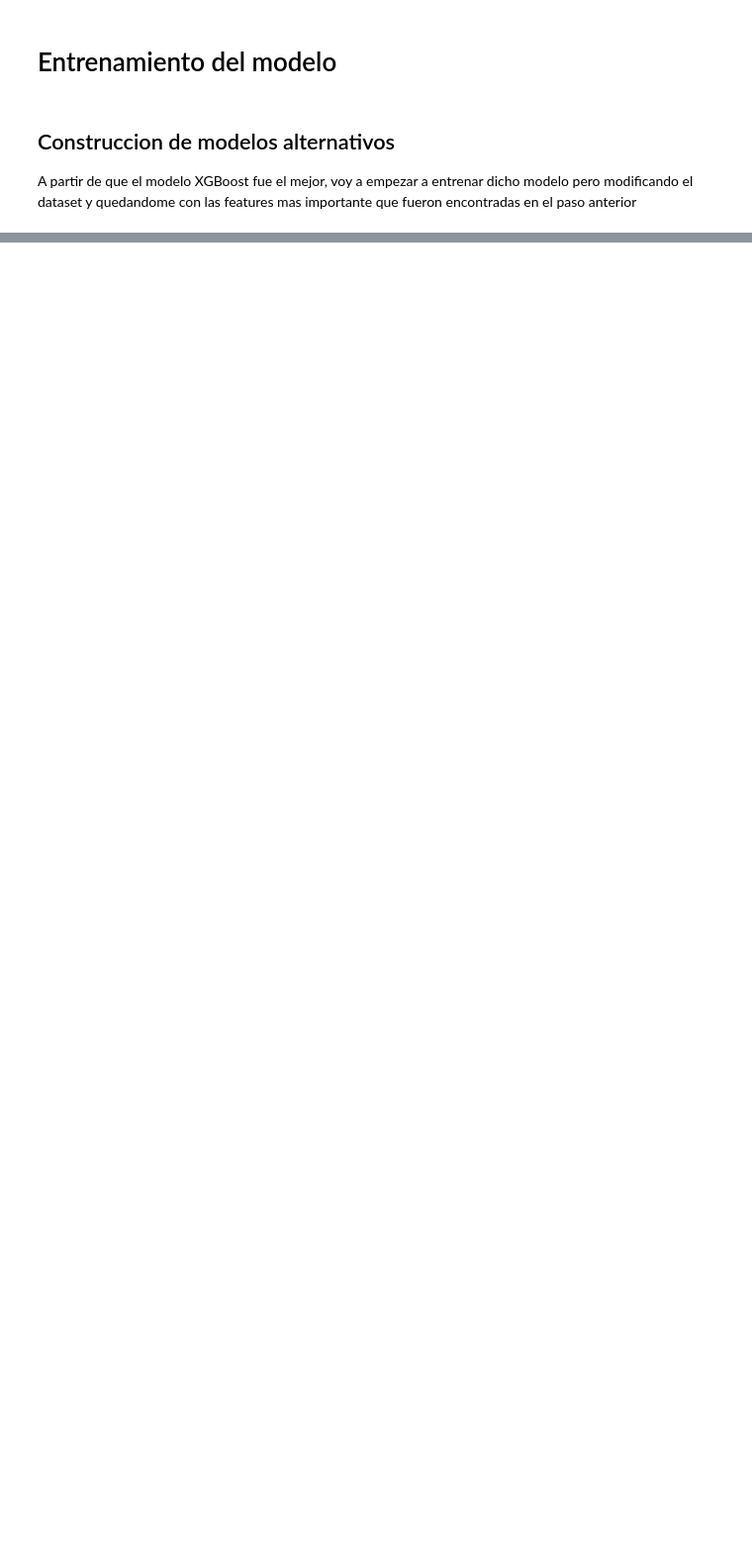
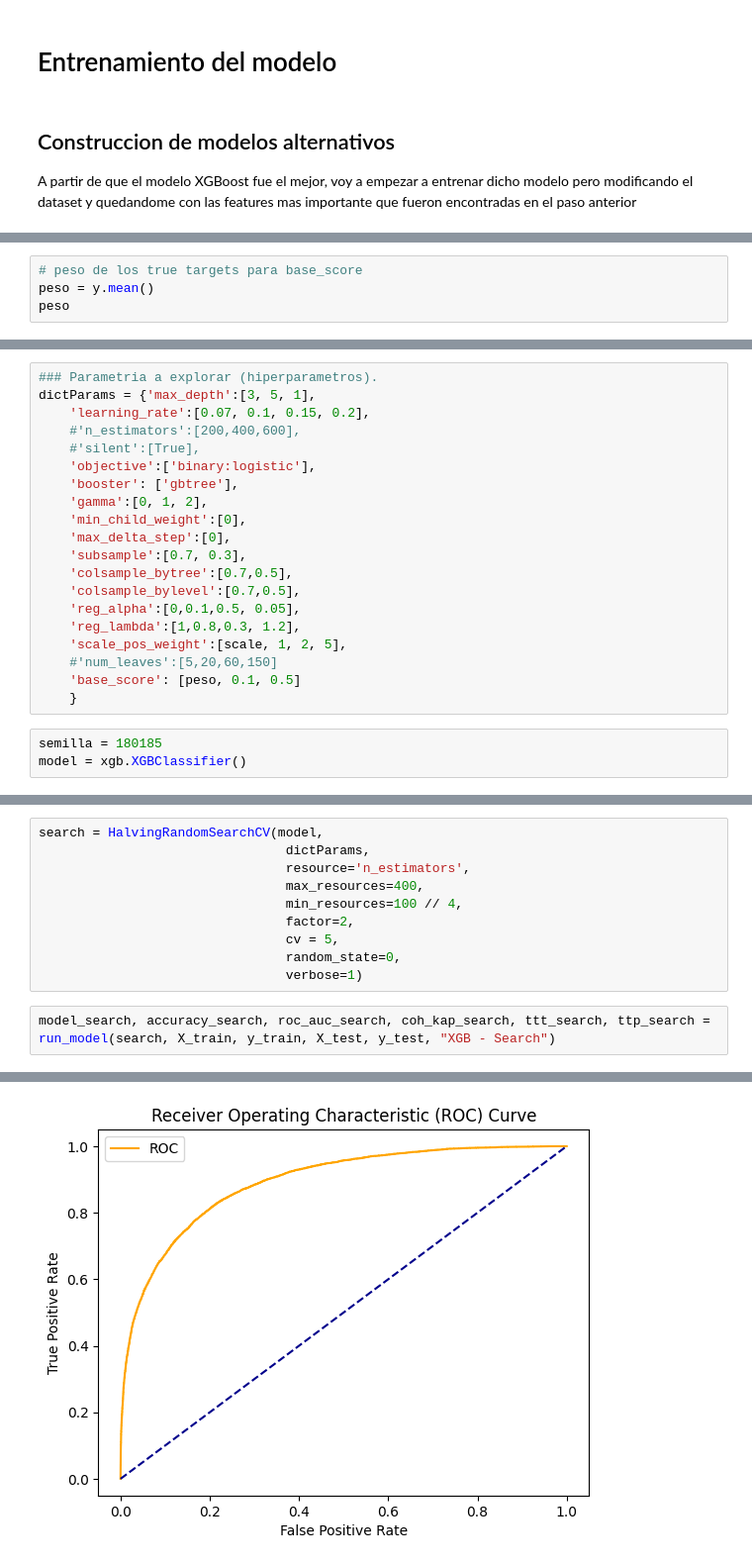
Before and after one commit to diegosarina-ceia/AMq1, a Jupyter notebook: TP_Final_Entrenamiento_WeatherAustralia.ipynb, the cells around one changed output, grey strips where cells are left out. Shown at 99% size. Drawn from its saved outputs; the diff is of its cells as text; blank space fills up the shorter version.

```diff
--- a/TP_Final_Entrenamiento_WeatherAustralia.ipynb
+++ b/TP_Final_Entrenamiento_WeatherAustralia.ipynb
@@ -632,0 +732,4 @@ A partir de que el modelo XGBoost fue el mejor, voy a empezar a entrenar dicho m
+# %%
+# peso de los true targets para base_score
+peso = y.mean()
+peso
@@ -632,0 +738,23 @@ A partir de que el modelo XGBoost fue el mejor, voy a empezar a entrenar dicho m
+# %%
+### Parametria a explorar (hiperparametros).
+dictParams = {'max_depth':[3, 5, 1],
+    'learning_rate':[0.07, 0.1, 0.15, 0.2],
+    #'n_estimators':[200,400,600],
+    #'silent':[True],
+    'objective':['binary:logistic'],
+    'booster': ['gbtree'],
+    'gamma':[0, 1, 2],
+    'min_child_weight':[0],
+    'max_delta_step':[0],
+    'subsample':[0.7, 0.3],
+    'colsample_bytree':[0.7,0.5],
+    'colsample_bylevel':[0.7,0.5],
+    'reg_alpha':[0,0.1,0.5, 0.05],
+    'reg_lambda':[1,0.8,0.3, 1.2],
+    'scale_pos_weight':[scale, 1, 2, 5],
+    #'num_leaves':[5,20,60,150]
+    'base_score': [peso, 0.1, 0.5]
+    }
+# %%
+semilla = 180185
+model = xgb.XGBClassifier()
@@ -632,0 +763,13 @@ A partir de que el modelo XGBoost fue el mejor, voy a empezar a entrenar dicho m
+# %%
+search = HalvingRandomSearchCV(model,
+                                dictParams,
+                                resource='n_estimators',
+                                max_resources=400,
+                                min_resources=100 // 4,
+                                factor=2,
+                                cv = 5,
+                                random_state=0,
+                                verbose=1)
+# %%
+model_search, accuracy_search, roc_auc_search, coh_kap_search, ttt_search, ttp_search = run_model(search, X_train, y_train, X_test, y_test, "XGB - Search")
+# %% [output]
@@ -632,0 +793 @@ A partir de que el modelo XGBoost fue el mejor, voy a empezar a entrenar dicho m
+[figure, added]
```
Also changed, not shown: parts of 52 cells of this notebook, 1 other file.
